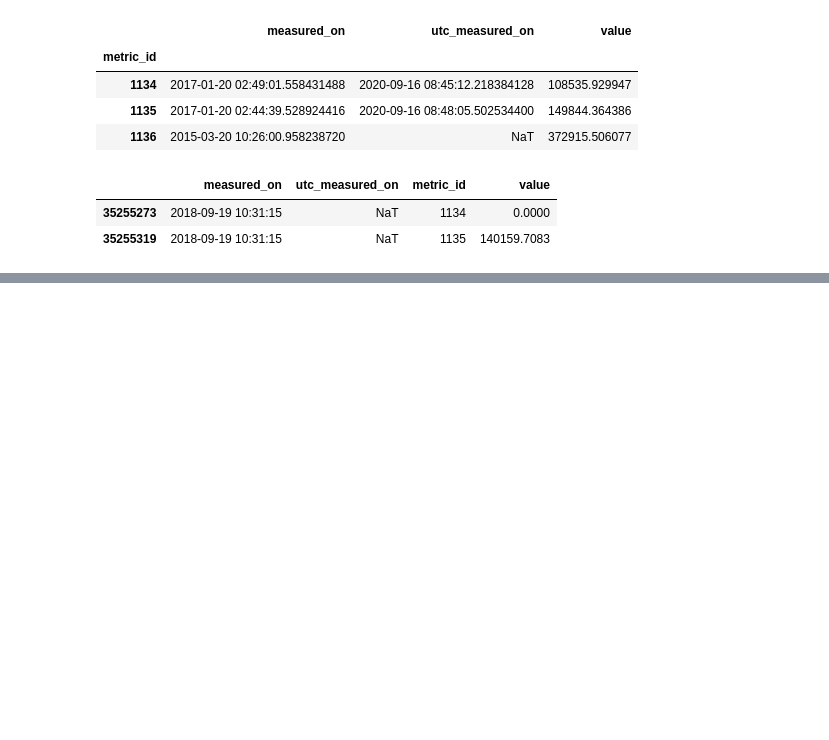
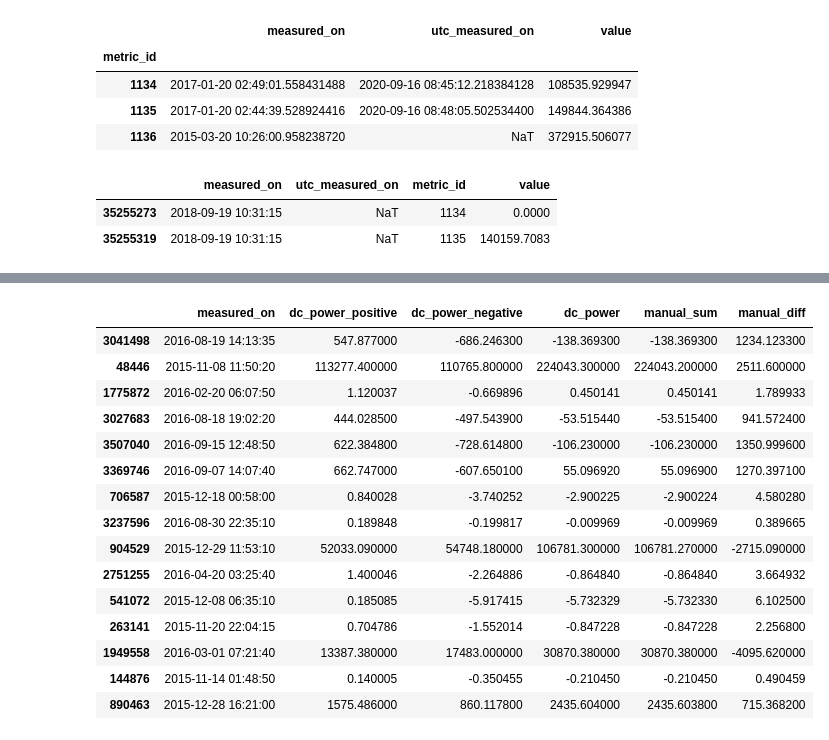
Before and after one commit to Erdos-Projects/predicting-day-ahead-solar-power-production, a Jupyter notebook: src/data/CEB/power_filter_maker.ipynb, the cells around one changed output, grey strips where cells are left out. Drawn from its saved outputs; the diff is of its cells as text; code cells hidden in the pictures; blank space fills up the shorter version.

```diff
--- a/src/data/CEB/power_filter_maker.ipynb
+++ b/src/data/CEB/power_filter_maker.ipynb
@@ -599,0 +706,10 @@ first_overview
+# %%
+path_1416= Path(f'../../../../data_ds_project/systems/parquet/1416/')
+pq_1416 = pq.ParquetDataset(
+    path_1416, filters=[
+            ('metric_id', 'in', [4738, 4741, 4742])
+    ]
+)
+df_1416 = pq_1416.read().to_pandas()
+df_1416 = df_1416.drop_duplicates()
+df_1416.tail()
@@ -599,0 +723,13 @@ first_overview
+# %%
+df_1416_wide = df_1416.pivot(
+    index='measured_on',
+    columns = 'metric_id',
+    values='value'
+)
+df_1416_wide.columns.name = ''
+df_1416_wide = df_1416_wide.reset_index()
+df_1416_wide = df_1416_wide.rename(columns={
+    4738: 'dc_power_positive',
+    4741: 'dc_power_negative',
+    4742: 'dc_power'
+})
@@ -599,0 +752,3 @@ first_overview
+# %%
+df_1416_wide['manual_sum'] = df_1416_wide['dc_power_positive'] + df_1416_wide['dc_power_negative']
+df_1416_wide['manual_diff'] = df_1416_wide['dc_power_positive'] - df_1416_wide['dc_power_negative']
@@ -599,0 +767,19 @@ first_overview
+# %%
+df_1416_wide.sample(15)
+# %% [output]
+|  | measured_on | dc_power_positive | dc_power_negative | dc_power | manual_sum | manual_diff |
+| 3041498 | 2016-08-19 14:13:35 | 547.877000 | -686.246300 | -138.369300 | -138.369300 | 1234.123300 |
+| 48446 | 2015-11-08 11:50:20 | 113277.400000 | 110765.800000 | 224043.300000 | 224043.200000 | 2511.600000 |
+| 1775872 | 2016-02-20 06:07:50 | 1.120037 | -0.669896 | 0.450141 | 0.450141 | 1.789933 |
+| 3027683 | 2016-08-18 19:02:20 | 444.028500 | -497.543900 | -53.515440 | -53.515400 | 941.572400 |
+| 3507040 | 2016-09-15 12:48:50 | 622.384800 | -728.614800 | -106.230000 | -106.230000 | 1350.999600 |
+| 3369746 | 2016-09-07 14:07:40 | 662.747000 | -607.650100 | 55.096920 | 55.096900 | 1270.397100 |
+| 706587 | 2015-12-18 00:58:00 | 0.840028 | -3.740252 | -2.900225 | -2.900224 | 4.580280 |
+| 3237596 | 2016-08-30 22:35:10 | 0.189848 | -0.199817 | -0.009969 | -0.009969 | 0.389665 |
+| 904529 | 2015-12-29 11:53:10 | 52033.090000 | 54748.180000 | 106781.300000 | 106781.270000 | -2715.090000 |
+| 2751255 | 2016-04-20 03:25:40 | 1.400046 | -2.264886 | -0.864840 | -0.864840 | 3.664932 |
+| 541072 | 2015-12-08 06:35:10 | 0.185085 | -5.917415 | -5.732329 | -5.732330 | 6.102500 |
+| 263141 | 2015-11-20 22:04:15 | 0.704786 | -1.552014 | -0.847228 | -0.847228 | 2.256800 |
+| 1949558 | 2016-03-01 07:21:40 | 13387.380000 | 17483.000000 | 30870.380000 | 30870.380000 | -4095.620000 |
+| 144876 | 2015-11-14 01:48:50 | 0.140005 | -0.350455 | -0.210450 | -0.210450 | 0.490459 |
+| 890463 | 2015-12-28 16:21:00 | 1575.486000 | 860.117800 | 2435.604000 | 2435.603800 | 715.368200 |
```
Also changed, not shown: parts of 17 cells of this notebook.
